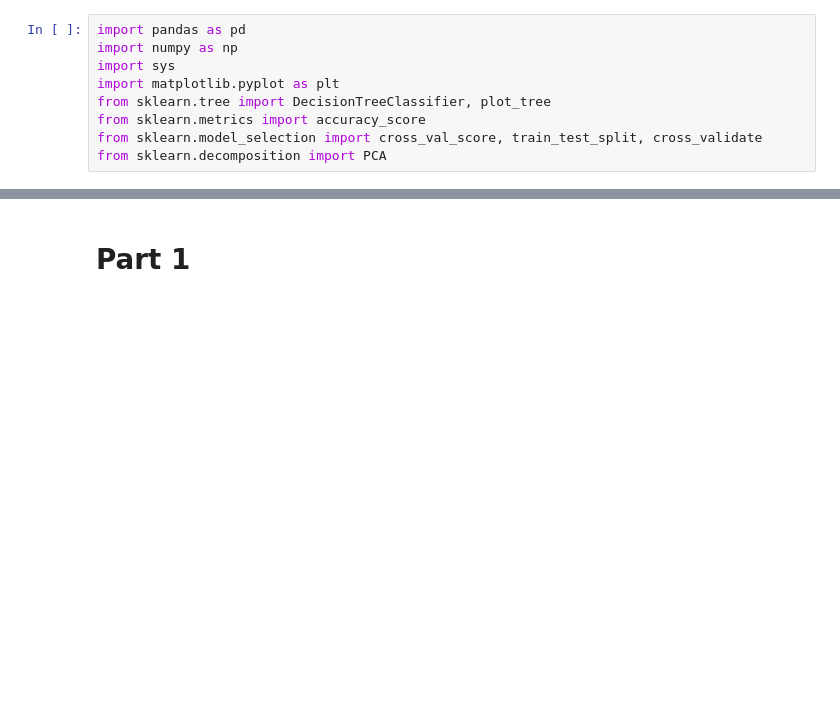
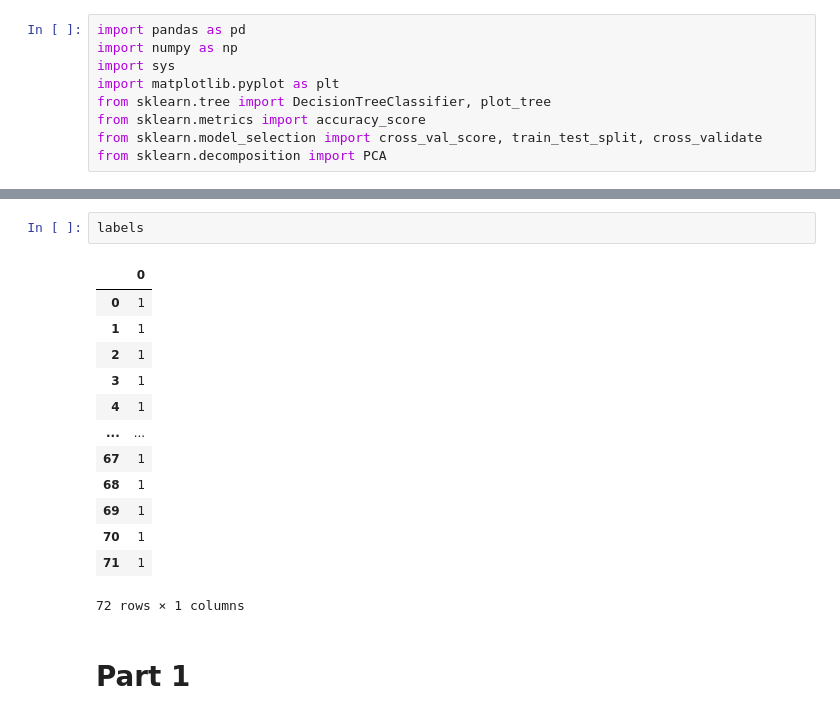
Before and after one commit to fiklimat/Biochemie, a Jupyter notebook: ukol5/ukol5.ipynb, the cells around one changed output, grey strips where cells are left out. Saved outputs shown, nothing was run; the diff lists cells and outputs as text; blank space fills up the shorter version.

```diff
--- a/ukol5/ukol5.ipynb
+++ b/ukol5/ukol5.ipynb
@@ -39,3 +60,19 @@ feature_names = feature_names.T
+# %%
+labels
+# %% [output]
+|  | 0 |
+| 0 | 1 |
+| 1 | 1 |
+| 2 | 1 |
+| 3 | 1 |
+| 4 | 1 |
+| ... | ... |
+| 67 | 1 |
+| 68 | 1 |
+| 69 | 1 |
+| 70 | 1 |
+| 71 | 1 |
+72 rows × 1 columns
 # %% [markdown]
 # Part 1
 # %%
```
Also changed, not shown: parts of 6 cells of this notebook, 1 other file.
